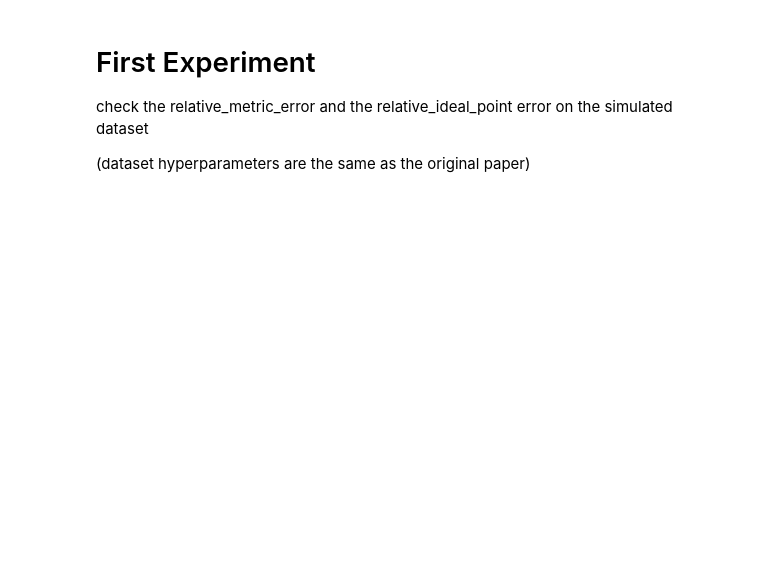
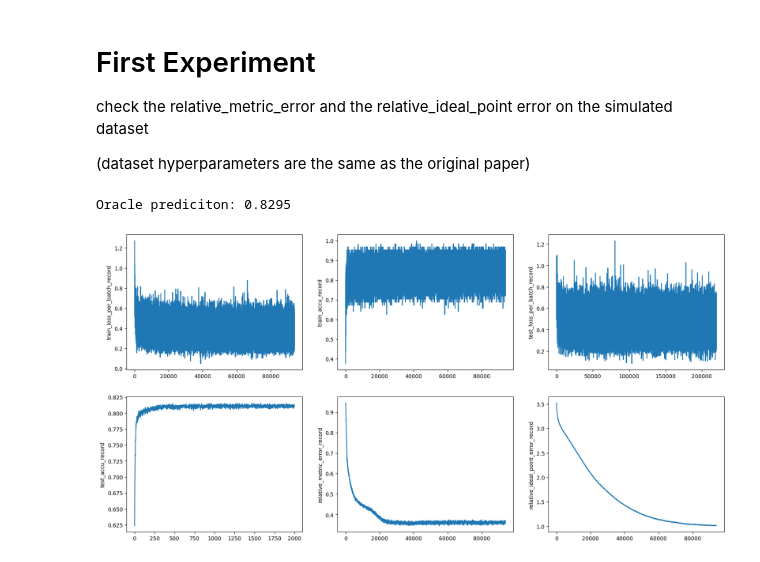
Before and after one commit to ChenDaiwei-99/multiuser-metric-preference, a Jupyter notebook: metric_check.ipynb, the cells around one changed output. Cells and saved outputs as stored; diff of their text form; code cells hidden in the pictures; blank space fills up the shorter version.

```diff
--- a/metric_check.ipynb
+++ b/metric_check.ipynb
@@ -64,0 +201,25 @@ obs_train, obs_test, Y_train, Y_test = normal_dataset.getTrainTestSplit(train_si
+# %%
+# Oracle prediction (just for verification) original version
+delta_s = []
+pred_ys = []
+for obs in observations:
+    user_id, comparison_pair = obs
+    x_i, x_j = comparison_pair
+    delta = (items[:,x_i]-true_u[:,user_id]).T @ true_M @ (items[:,x_i]-true_u[:,user_id]) - (items[:,x_j]-true_u[:,user_id]).T @ true_M @ (items[:,x_j]-true_u[:,user_id])
+    delta_s.append(delta)
+    if delta > 0:
+        pred_y = 1
+    else:
+        pred_y = -1
+    pred_ys.append(pred_y)
+print('Oracle prediciton:', np.mean(pred_ys == true_y))
+# %% [output]
+Oracle prediciton: 0.8295
+# %%
+fig,ax = plt.subplots(2,3,figsize=(20,10))
+ax_flatten = ax.flatten()
+for idx,key in enumerate(train_stats):
+    ax_flatten[idx].plot(train_stats[key])
+    ax_flatten[idx].set_ylabel(key)
+# %% [output]
+[figure, added]
```
Also changed, not shown: parts of 4 cells of this notebook, 1 other file.
